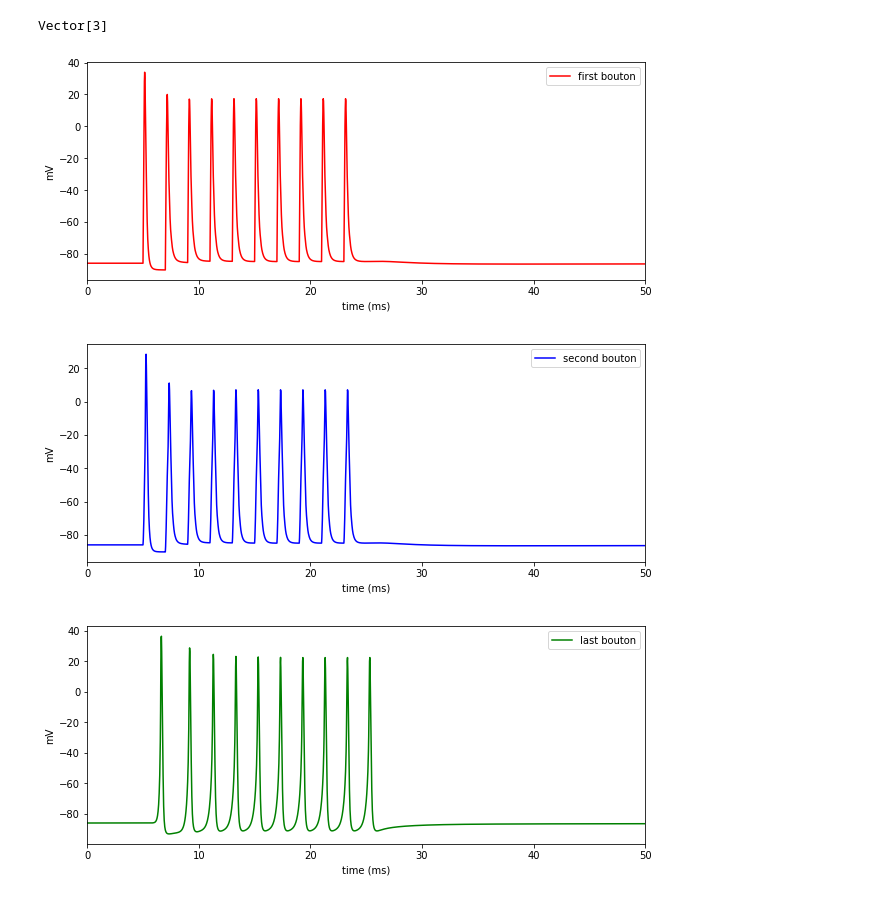
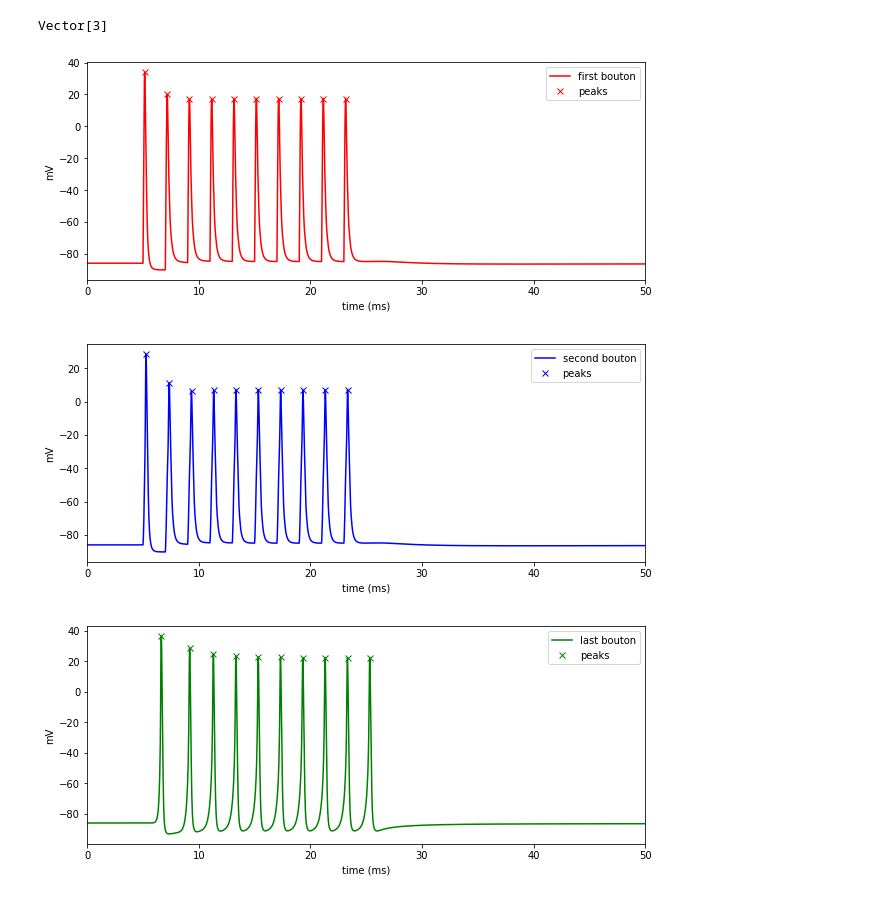
Before and after one commit to tbullmann/python_for_NEURON_playground, a Jupyter notebook: experiment_speed.ipynb, the cells around one changed output. Drawn from its saved outputs; the diff is of its cells as text; code cells hidden in the pictures.

Commit message:
measurements using scipy.signal.find_peaks

```diff
--- a/experiment_speed.ipynb
+++ b/experiment_speed.ipynb
@@ -54,30 +55,42 @@ t.add(-pre_interval) # Discard the first 1000ms to equilibrate the membrane pote
 # %% [output]
 Vector[3]
+# %%
+# Converting results to numpy arrays for use with scipy
+t = np.array(t)
+v1 = np.array(v1)
+v2 = np.array(v2)
+v3 = np.array(v3)
+# %%
+p1, _ = find_peaks(v1, height=0)  # Finding peaks above 0mV
+p2, _ = find_peaks(v2, height=0)
+p3, _ = find_peaks(v3, height=0)
 # %%
 fig = plt.figure()
 plt.xlabel('time (ms)')
 plt.ylabel('mV')
 plt.plot(t, v1, color='red', label='first bouton')
+plt.plot(t[p1], v1[p1], "x", color='red', label='peaks')
 plt.xlim((0,sim_interval))
 plt.legend()
 
 fig = plt.figure()
 plt.xlabel('time (ms)')
 plt.ylabel('mV')
 plt.plot(t, v2, color='blue', label='second bouton')
+plt.plot(t[p2], v2[p2], "x", color='blue', label='peaks')
 plt.xlim((0,sim_interval))
 plt.legend()
 
 fig = plt.figure()
 plt.xlabel('time (ms)')
 plt.ylabel('mV')
 plt.plot(t, v3, color='green', label='last bouton')
+plt.plot(t[p3], v3[p3], "x", color='green', label='peaks')
 plt.xlim((0,sim_interval))
 plt.legend()
 
-
 plt.show()
 # %% [output]
-[figure, old version]
+[figure, new version]
-[figure, old version]
+[figure, new version]
-[figure, old version]
+[figure, new version]
```
Also changed, not shown: parts of 8 cells of this notebook.
